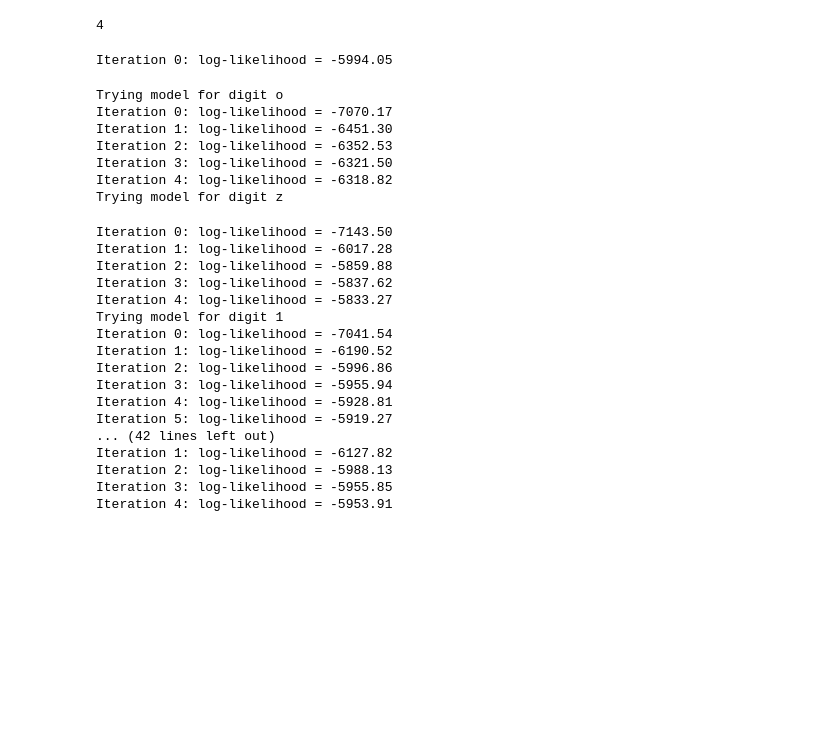
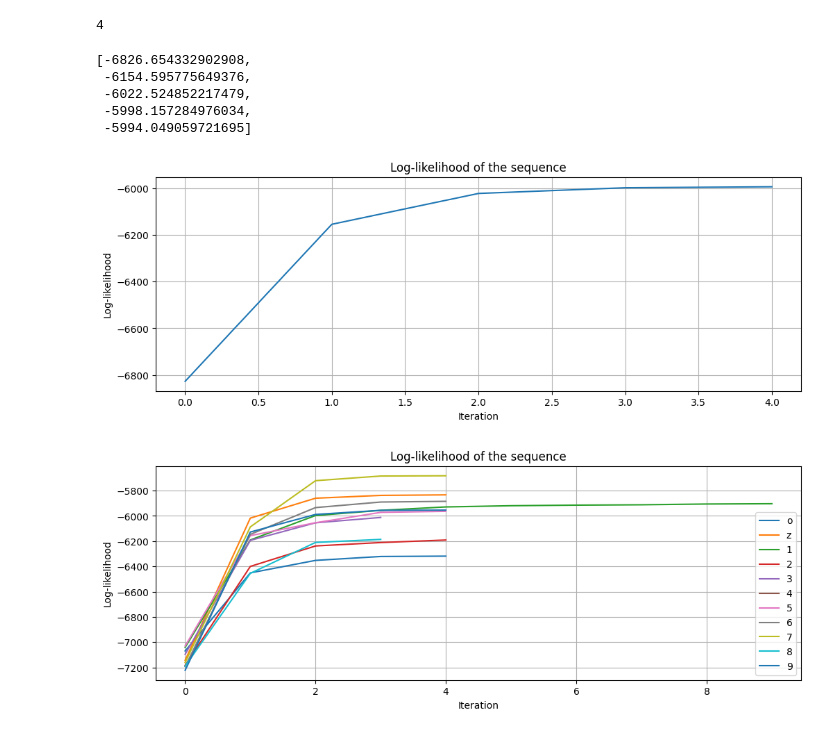
Before and after one commit to celdot/Speech_Speaker_Recognition, a Jupyter notebook: Assignements/lab2/lab2.ipynb, the cells around one changed output. Saved outputs shown, nothing was run; the diff lists cells and outputs as text; code cells hidden in the pictures; blank space fills up the shorter version.

```diff
--- a/Assignements/lab2/lab2.ipynb
+++ b/Assignements/lab2/lab2.ipynb
@@ -377,6 +377,7 @@ NB_ITERATIONS = 20
 INCREASE_THRESHOLD = 1.0
 # %%
 def baum_welch_algorithm(utterance, model):
+    loglik_list = []
     prev_loglik = -np.inf
     for i in range(NB_ITERATIONS):
         # Expectation step
@@ -398,37 +399,15 @@ def baum_welch_algorithm(utterance, model):
         if loglik - prev_loglik < INCREASE_THRESHOLD:
             break
         prev_loglik = loglik
-        print(f"Iteration {i}: log-likelihood = {loglik:.2f}")
+        loglik_list.append(loglik)
+    return model, loglik_list
 # %%
-baum_welch_algorithm(utterance, model)
+model, loglik_list = baum_welch_algorithm(utterance, model)
-# %% [output]
-Iteration 0: log-likelihood = -5994.05
-# %%
-for m in wordHMMs_all.keys():
-    print("Trying model for digit " + m)
-    baum_welch_algorithm(utterance, wordHMMs_all[m])
-# %% [output]
-Trying model for digit o
-Iteration 0: log-likelihood = -7070.17
-Iteration 1: log-likelihood = -6451.30
-Iteration 2: log-likelihood = -6352.53
-Iteration 3: log-likelihood = -6321.50
-Iteration 4: log-likelihood = -6318.82
-Trying model for digit z
-Iteration 0: log-likelihood = -7143.50
-Iteration 1: log-likelihood = -6017.28
-Iteration 2: log-likelihood = -5859.88
-Iteration 3: log-likelihood = -5837.62
-Iteration 4: log-likelihood = -5833.27
-Trying model for digit 1
-Iteration 0: log-likelihood = -7041.54
-Iteration 1: log-likelihood = -6190.52
-Iteration 2: log-likelihood = -5996.86
-Iteration 3: log-likelihood = -5955.94
-Iteration 4: log-likelihood = -5928.81
-Iteration 5: log-likelihood = -5919.27
-... (42 lines left out)
-Iteration 1: log-likelihood = -6127.82
-Iteration 2: log-likelihood = -5988.13
-Iteration 3: log-likelihood = -5955.85
-Iteration 4: log-likelihood = -5953.91
+# %%
+loglik_list
+# %% [output]
+[-6826.654332902908,
+ -6154.595775649376,
+ -6022.524852217479,
+ -5998.157284976034,
+ -5994.049059721695]
@@ -434,0 +419,24 @@ Iteration 4: log-likelihood = -5953.91
+# %%
+# Plot loglikelihood
+plt.figure(figsize=(12, 4))
+plt.plot(loglik_list)
+plt.title("Log-likelihood of the sequence")
+plt.xlabel("Iteration")
+plt.ylabel("Log-likelihood")
+plt.grid()
+plt.show()
+# %% [output]
+[figure, added]
+# %%
+# Plot the log-likelihood of the sequence for each model
+plt.figure(figsize=(12, 4))
+for m in bm_loglik_list.keys():
+    plt.plot(bm_loglik_list[m], label=m)
+plt.title("Log-likelihood of the sequence")
+plt.xlabel("Iteration")
+plt.ylabel("Log-likelihood")
+plt.legend()
+plt.grid()
+plt.show()
+# %% [output]
+[figure, added]
```
Also changed, not shown: parts of 8 cells of this notebook.
